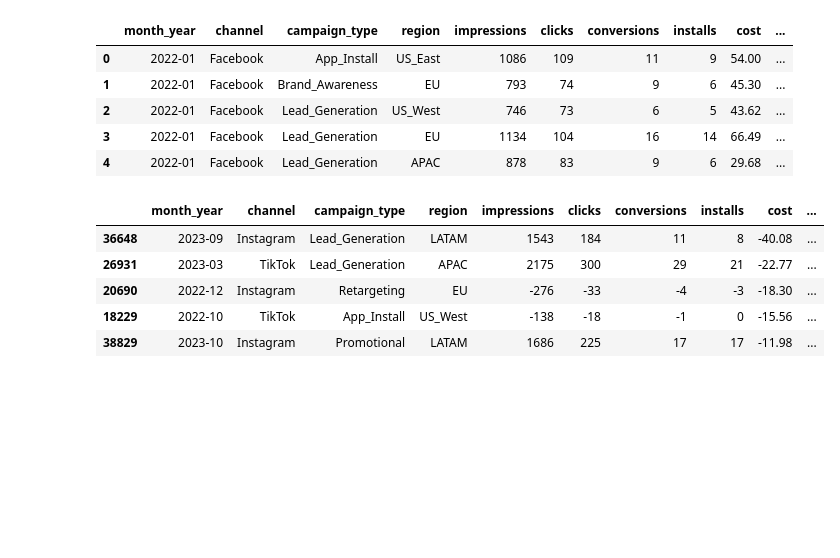
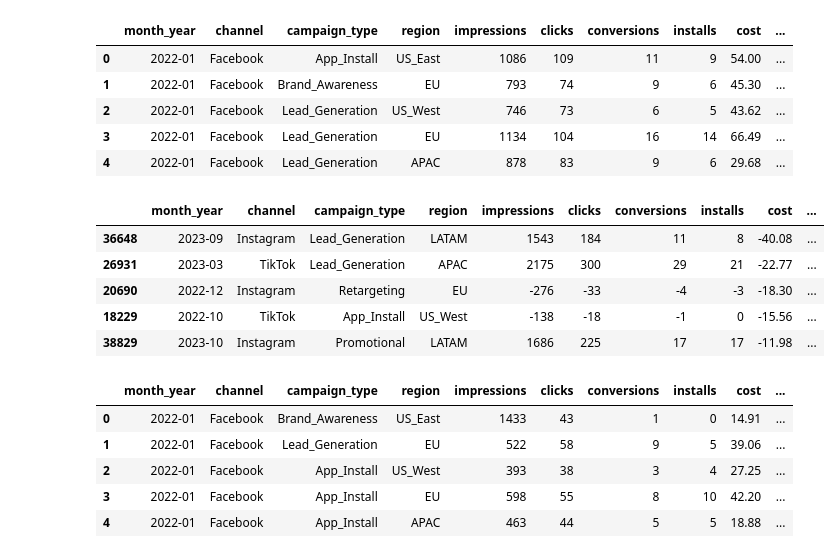
Before and after one commit to rakeshtparayil/marketing_analytics, a Jupyter notebook: marketing_new.ipynb, the cells around one changed output. Saved outputs shown, nothing was run; the diff lists cells and outputs as text; code cells hidden in the pictures; blank space fills up the shorter version.

```diff
--- a/marketing_new.ipynb
+++ b/marketing_new.ipynb
@@ -549,3 +549,12 @@ mktg.sort_values(['cost','revenue'],ascending=[True, False]).head(5)
 | 20690 | 2022-12 | Instagram | Retargeting | EU | -276 | -33 | -4 | -3 | -18.30 | ... |
 | 18229 | 2022-10 | TikTok | App_Install | US_West | -138 | -18 | -1 | 0 | -15.56 | ... |
 | 38829 | 2023-10 | Instagram | Promotional | LATAM | 1686 | 225 | 17 | 17 | -11.98 | ... |
+# %%
+mktg.head(5)
+# %% [output]
+|  | month_year | channel | campaign_type | region | impressions | clicks | conversions | installs | cost | ... |
+| 0 | 2022-01 | Facebook | Brand_Awareness | US_East | 1433 | 43 | 1 | 0 | 14.91 | ... |
+| 1 | 2022-01 | Facebook | Lead_Generation | EU | 522 | 58 | 9 | 5 | 39.06 | ... |
+| 2 | 2022-01 | Facebook | App_Install | US_West | 393 | 38 | 3 | 4 | 27.25 | ... |
+| 3 | 2022-01 | Facebook | App_Install | EU | 598 | 55 | 8 | 10 | 42.20 | ... |
+| 4 | 2022-01 | Facebook | App_Install | APAC | 463 | 44 | 5 | 5 | 18.88 | ... |
```
